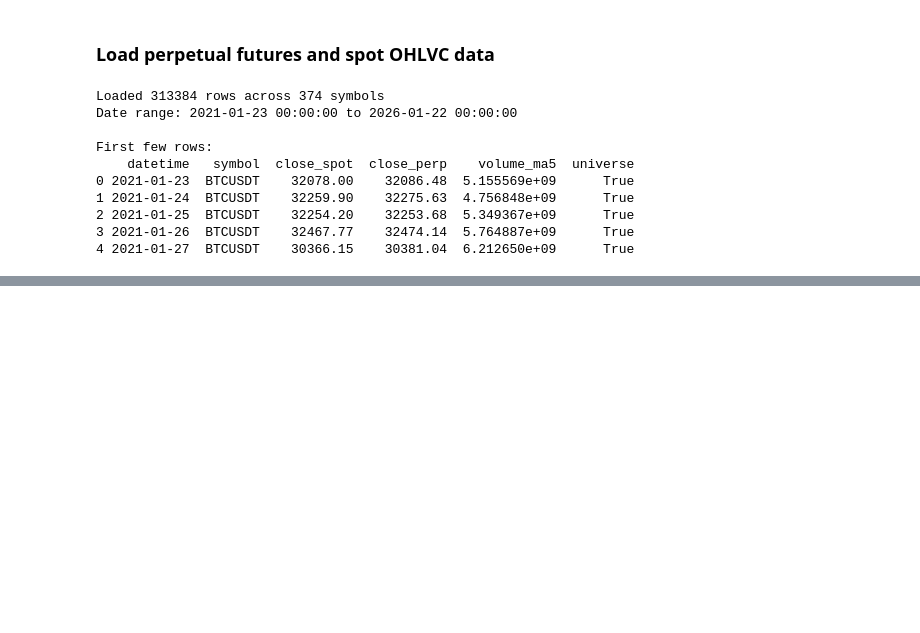
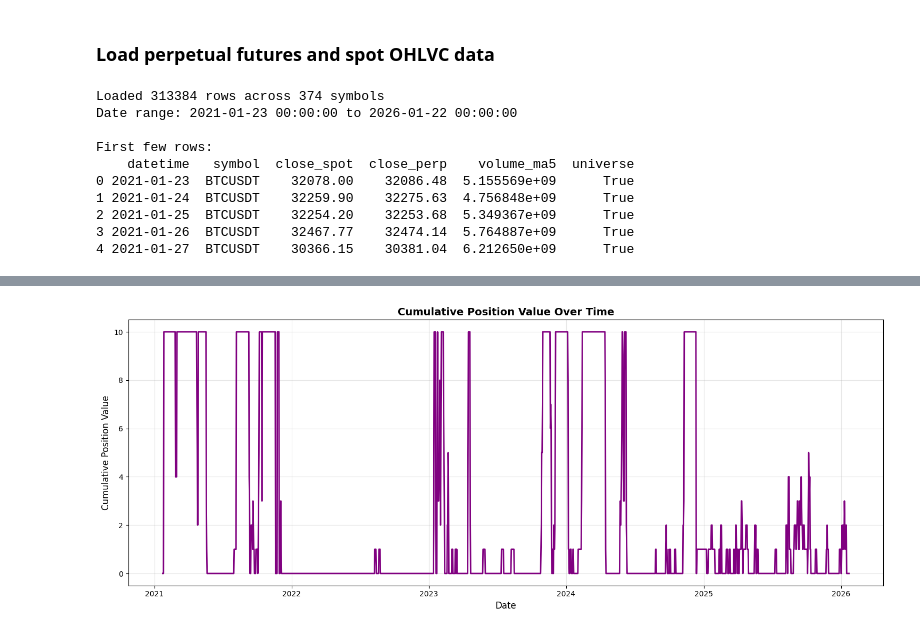
Before and after one commit to BlazOrsos/quant-journey, a Jupyter notebook: research/crypto_basis_arbitrage/crypto_basis_arbitrage.ipynb, the cells around one changed output, grey strips where cells are left out. Drawn from its saved outputs; the diff is of its cells as text; code cells hidden in the pictures; blank space fills up the shorter version.

```diff
--- a/research/crypto_basis_arbitrage/crypto_basis_arbitrage.ipynb
+++ b/research/crypto_basis_arbitrage/crypto_basis_arbitrage.ipynb
@@ -351,0 +372,28 @@ Universe size statistics:
+# %%
+# Set hurdle: 20% annualized converted to 7-day
+hurdle_annual = 0.20
+hurdle_7d = hurdle_annual * (7 / 365)
+N = 10
+
+def assign_positions(group):
+    eligible = group[(group['universe']) & (group['predicted_funding'] > hurdle_7d)]
+    top = eligible.nlargest(N, 'predicted_funding')
+    group['pos'] = 0
+    group.loc[top.index, 'pos'] = 1
+    return group
+
+df_ohlcv = df_ohlcv.groupby('datetime', group_keys=False).apply(assign_positions)
+# %%
+# Plot cumulative position count (number of active positions) over time
+
+plt.figure(figsize=(15, 6))
+cumulative_pos = df_ohlcv.groupby('datetime')['pos'].sum()
+plt.plot(cumulative_pos.index, cumulative_pos.values, color='purple', linewidth=2)
+plt.title('Cumulative Position Value Over Time', fontsize=14, fontweight='bold')
+plt.xlabel('Date', fontsize=12)
+plt.ylabel('Cumulative Position Value', fontsize=12)
+plt.grid(True, alpha=0.3)
+plt.tight_layout()
+plt.show()
+# %% [output]
+[figure, added]
```
Also changed, not shown: parts of 14 cells of this notebook.
